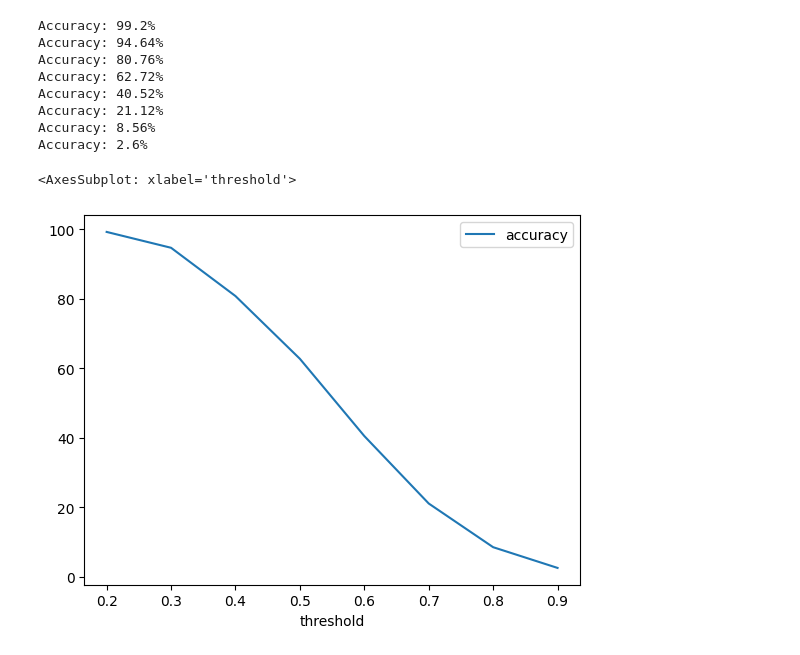
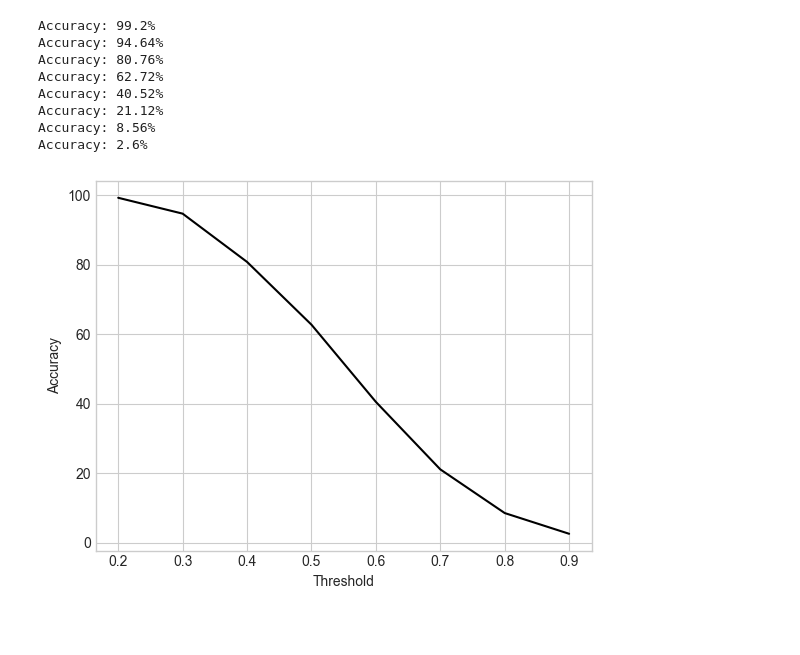
Before and after one commit to MisterXY89/TUW-ML-3, a Jupyter notebook: ml3.ipynb, the cells around one changed output. Drawn from its saved outputs; the diff is of its cells as text; code cells hidden in the pictures; blank space fills up the shorter version.

```diff
--- a/ml3.ipynb
+++ b/ml3.ipynb
@@ -181,12 +128,20 @@ Accuracy: 40.52%
 Accuracy: 21.12%
 Accuracy: 8.56%
 Accuracy: 2.6%
-# %%
-acc_emb_df = pd.DataFrame(acc_list)
-acc_emb_df.plot(
-    x = "threshold",
-    y = "accuracy"
-)
-# %% [output]
-<AxesSubplot: xlabel='threshold'>
-[figure, removed]
+# %%
+acc_emb_df = pd.DataFrame(acc_list)
+with plt.style.context("seaborn-whitegrid"):
+    _, ax = plt.subplots()
+    acc_emb_df.plot(
+        x = "threshold",
+        y = "accuracy",
+        ax=ax,
+        legend=None,
+        color="black"
+    )
+    ax.set_xlabel("Threshold")
+    ax.set_ylabel("Accuracy")
+    ax.set_title("")
+    plt.show()
+# %% [output]
+[figure, added]
```
Also changed, not shown: parts of 7 cells of this notebook.
